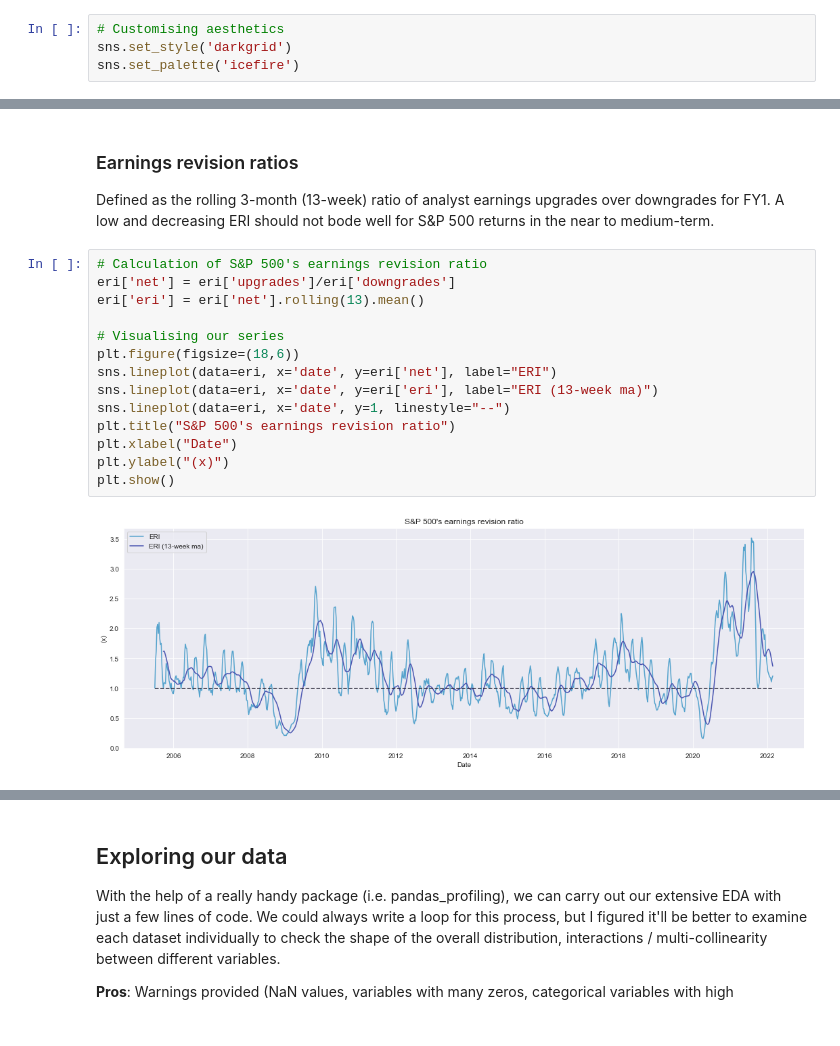
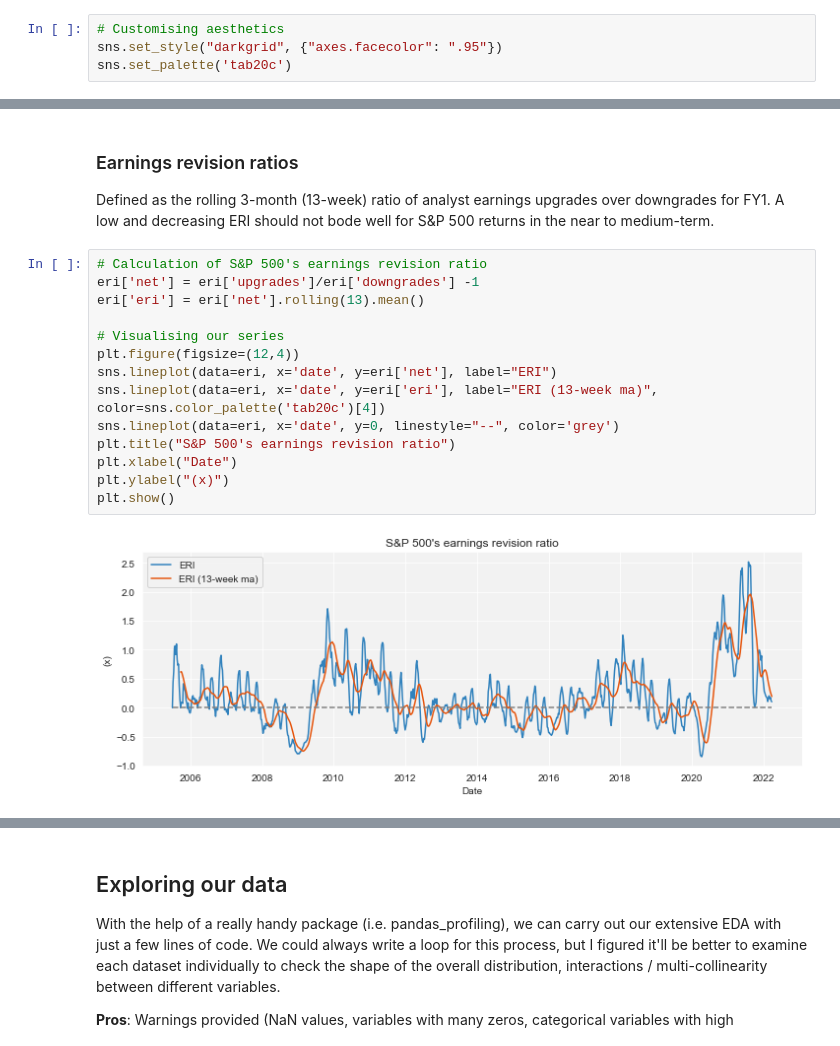
Before and after one commit to deltajuliette/CASSANDRA_calling_pullbacks, a Jupyter notebook: code/SIREN_basics.ipynb, the cells around one changed output, grey strips where cells are left out. Drawn from its saved outputs; the diff is of its cells as text.

```diff
--- a/code/SIREN_basics.ipynb
+++ b/code/SIREN_basics.ipynb
@@ -32,8 +36,8 @@ import warnings
 warnings.filterwarnings('ignore')
 # %%
 # Customising aesthetics
-sns.set_style('darkgrid')
-sns.set_palette('icefire')
+sns.set_style("darkgrid", {"axes.facecolor": ".95"})
+sns.set_palette('tab20c')
 # %% [markdown]
 ## Data collection
 The bulk of our data has been sourced from Bloomberg via its API on excel. We will write a loop to pull every sheet and store in a dictionary for future use / manipulation. As with any model / algorithm, selecting which variables to include is one of the most important aspects of the workflow. I would like to think that my experience in financial markets should count for something here.
@@ -201,17 +245,17 @@ plt.show()
 Defined as the rolling 3-month (13-week) ratio of analyst earnings upgrades over downgrades for FY1. A low and decreasing ERI should not bode well for S&P 500 returns in the near to medium-term.
 # %%
 # Calculation of S&P 500's earnings revision ratio
-eri['net'] = eri['upgrades']/eri['downgrades']
+eri['net'] = eri['upgrades']/eri['downgrades'] -1
 eri['eri'] = eri['net'].rolling(13).mean()
 
 # Visualising our series
-plt.figure(figsize=(18,6))
+plt.figure(figsize=(12,4))
 sns.lineplot(data=eri, x='date', y=eri['net'], label="ERI")
-sns.lineplot(data=eri, x='date', y=eri['eri'], label="ERI (13-week ma)")
-sns.lineplot(data=eri, x='date', y=1, linestyle="--")
+sns.lineplot(data=eri, x='date', y=eri['eri'], label="ERI (13-week ma)", color=sns.color_palette('tab20c')[4])
+sns.lineplot(data=eri, x='date', y=0, linestyle="--", color='grey')
 plt.title("S&P 500's earnings revision ratio")
 plt.xlabel("Date")
 plt.ylabel("(x)")
 plt.show()
 # %% [output]
-[figure, old version]
+[figure, new version]
```
Also changed, not shown: parts of 35 cells of this notebook, 28 other files.
